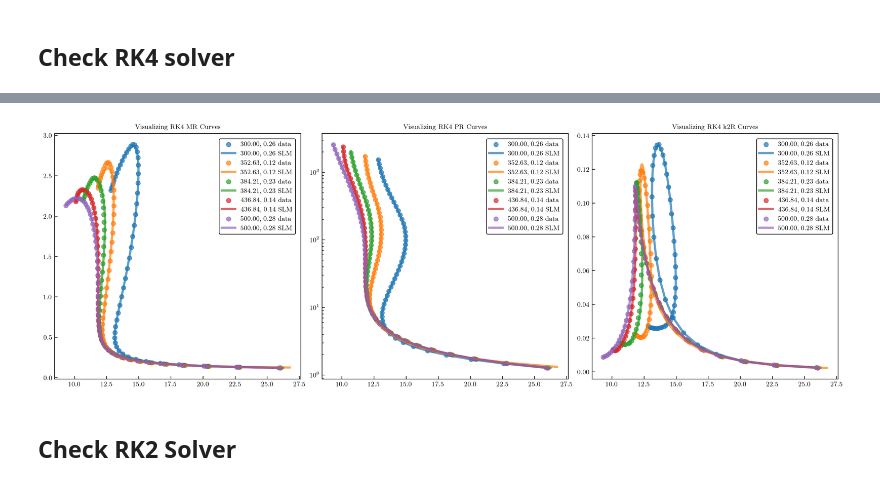
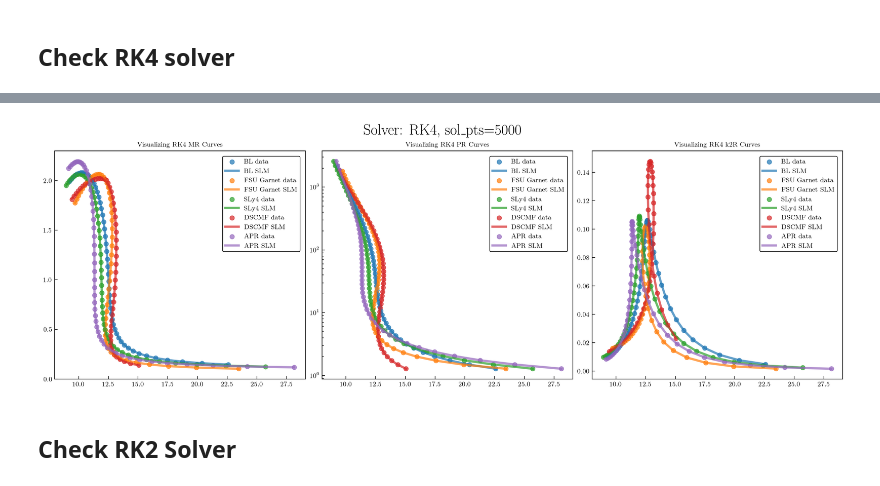
Before and after one commit to asemposki/SLM, a Jupyter notebook: src/accuracy_calculations.ipynb, the cells around one changed output, grey strips where cells are left out. Drawn from its saved outputs; the diff is of its cells as text; code cells hidden in the pictures.

```diff
--- a/src/accuracy_calculations.ipynb
+++ b/src/accuracy_calculations.ipynb
@@ -32,23 +39,23 @@ EOS_modes = [13, 6, 9, 7, 9]
 # %%
-# eos_path = "../EOS_Data/"
-eos_path = "./../EOS_files/QEOS/"
+eos_path = "../EOS_Data/"
+# eos_path = "./../EOS_files/QEOS/"
 
 # check the accuracy and runtimes with the tabular EOSs (5 of them)
-# files_to_check = ["BL_eos.table",
-#                   "FSUGarnetNStarEOSA.txt",
-#                   "sorted_Sly4.dat",
-#                   "DS_CMF_eos.table",
-#                   "apr_eos.table"]
-files_to_check = ["EOS_Quarkyonia_0.26_300.00.txt",
-                  "EOS_Quarkyonia_0.12_352.63.txt",
-                  "EOS_Quarkyonia_0.23_384.21.txt",
-                  "EOS_Quarkyonia_0.14_436.84.txt",
-                  "EOS_Quarkyonia_0.28_500.00.txt"]
+files_to_check = ["BL_eos.table",
+                  "FSUGarnetNStarEOSA.txt",
+                  "sorted_Sly4.dat",
+                  "DS_CMF_eos.table",
+                  "apr_eos.table"]
+# files_to_check = ["EOS_Quarkyonia_0.26_300.00.txt",
+#                   "EOS_Quarkyonia_0.12_352.63.txt",
+#                   "EOS_Quarkyonia_0.23_384.21.txt",
+#                   "EOS_Quarkyonia_0.14_436.84.txt",
+#                   "EOS_Quarkyonia_0.28_500.00.txt"]
 
-# eos_names = ["BL", "FSU Garnet", "SLy4", "DSCMF", "APR"]
-eos_names = ["300.00, 0.26", "352.63, 0.12", "384.21, 0.23", "436.84, 0.14", "500.00, 0.28"]
+eos_names = ["BL", "FSU Garnet", "SLy4", "DSCMF", "APR"]
+# eos_names = ["300.00, 0.26", "352.63, 0.12", "384.21, 0.23", "436.84, 0.14", "500.00, 0.28"]
 # %%
-sol_pts = 2500  # 5000  # number of points used per iteration for non solve_ivp solvers
+sol_pts = 5000  # 5000  # number of points used per iteration for non solve_ivp solvers
 number_of_solves = 1  # make this more for checking the runtimes !
 
 # these empty lists will get filled with their corresponding runtimes per solve (size = `number_of_solves * 5`)
@@ -60,6 +67,8 @@ SLM_runtimes = {"exact": [],
                 "RK4": [],
                 "RK2": [],
                 "euler": []}
+# %%
+mode_index = 0
 # %% [markdown]
 ## Calculate Exact (Adaptive) Solver
 
@@ -208,7 +213,7 @@ for i in np.arange(number_of_solves):
 
         SLM_start_time = time.time()
         SLM_result = SLM(filtered_data, dt, error_threshold=error_threshold,
-                         modes=EOS_modes[i])
+                         modes=EOS_modes[mode_index][i])
         Phi, Omega, lambdaVals, b, X_SLM, sVal, rVal = SLM_result
         SLM_end_time = time.time()
         SLM_runtime = SLM_end_time - SLM_start_time
@@ -251,34 +248,35 @@ speedup: 2.4e+04
 # %%
 fig, ax = plt.subplots(1, 3, dpi=200, figsize=(15, 5))
+plt.suptitle(f"Solver: RK4, sol_pts={sol_pts}", fontsize=20)
 
 ax[0].set_title("Visualizing RK4 MR Curves")
 for eos in eos_names:
     ax[0].scatter(RK4_HF_results[eos][0], RK4_HF_results[eos][2],
                 alpha=0.7, label=f"{eos} data")
     ax[0].plot(RK4_SLM_results[eos][0], RK4_SLM_results[eos][2],
              alpha=0.7, linewidth=3, label=f"{eos} SLM")
 ax[0].legend()
 
 
 ax[1].set_title("Visualizing RK4 PR Curves")
 for eos in eos_names:
     ax[1].scatter(RK4_HF_results[eos][0], RK4_HF_results[eos][1],
                 alpha=0.7, label=f"{eos} data")
     ax[1].plot(RK4_SLM_results[eos][0], RK4_SLM_results[eos][1],
              alpha=0.7, linewidth=3, label=f"{eos} SLM")
 ax[1].set_yscale("log")
 ax[1].legend()
 
 ax[2].set_title("Visualizing RK4 k2R Curves")
 for eos in eos_names:
     ax[2].scatter(RK4_HF_results[eos][0], RK4_HF_results[eos][3],
                 alpha=0.7, label=f"{eos} data")
     ax[2].plot(RK4_SLM_results[eos][0], RK4_SLM_results[eos][3],
              alpha=0.7, linewidth=3, label=f"{eos} SLM")
 ax[2].legend()
 
 plt.show()
 # %% [output]
-[figure, old version]
+[figure, new version]
 # %% [markdown]
 ## Check RK2 Solver
```
Also changed, not shown: parts of 16 cells of this notebook.
